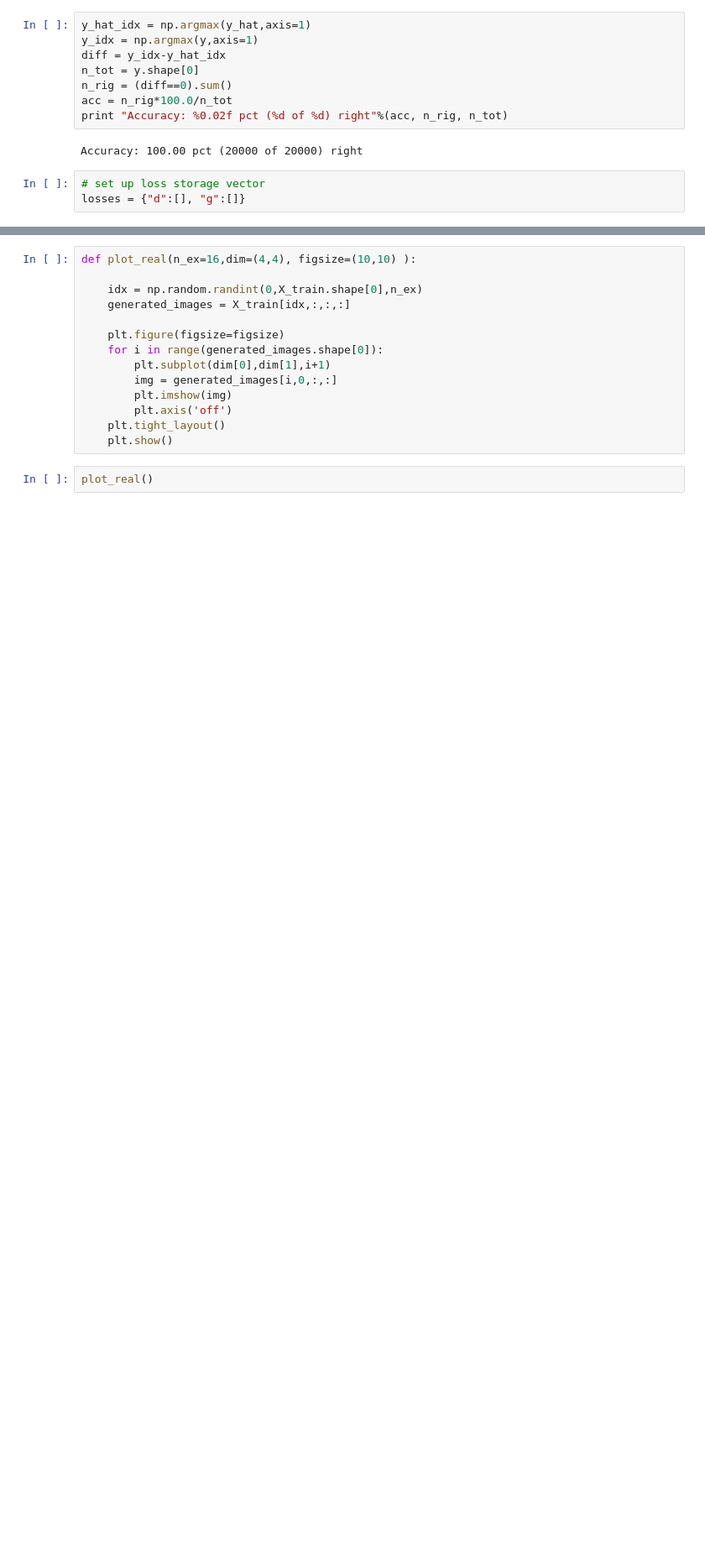
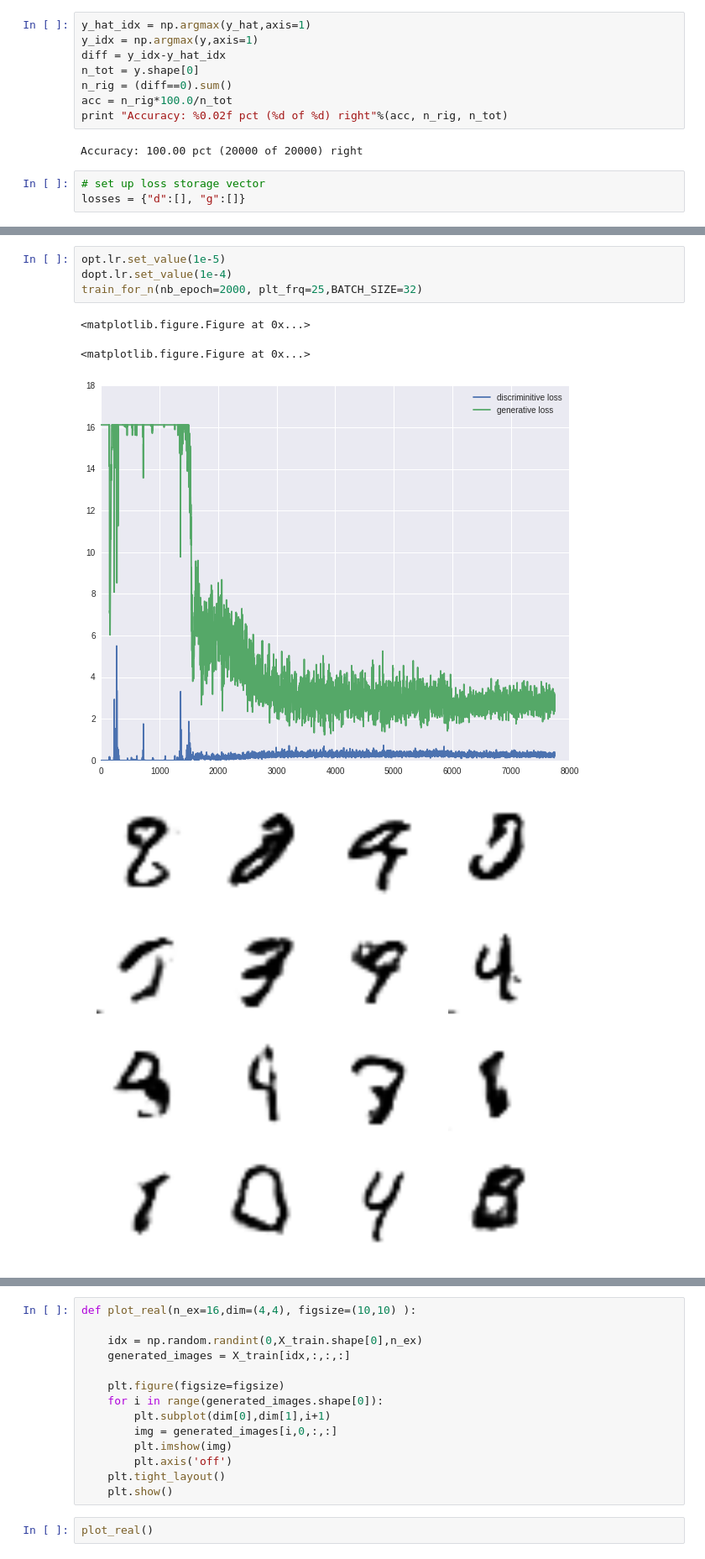
Before and after one commit to osh/KerasGAN, a Jupyter notebook: MNIST_CNN_GAN.ipynb, the cells around one changed output, grey strips where cells are left out. Shown at 84% size. Drawn from its saved outputs; the diff is of its cells as text; blank space fills up the shorter version.

```diff
--- a/MNIST_CNN_GAN.ipynb
+++ b/MNIST_CNN_GAN.ipynb
@@ -244,0 +242,9 @@ KeyboardInterrupt:
+# %%
+opt.lr.set_value(1e-5)
+dopt.lr.set_value(1e-4)
+train_for_n(nb_epoch=2000, plt_frq=25,BATCH_SIZE=32)
+# %% [output]
+<matplotlib.figure.Figure at 0x...>
+<matplotlib.figure.Figure at 0x...>
+[figure, added]
+[figure, added]
```
Also changed, not shown: parts of 9 cells of this notebook.
